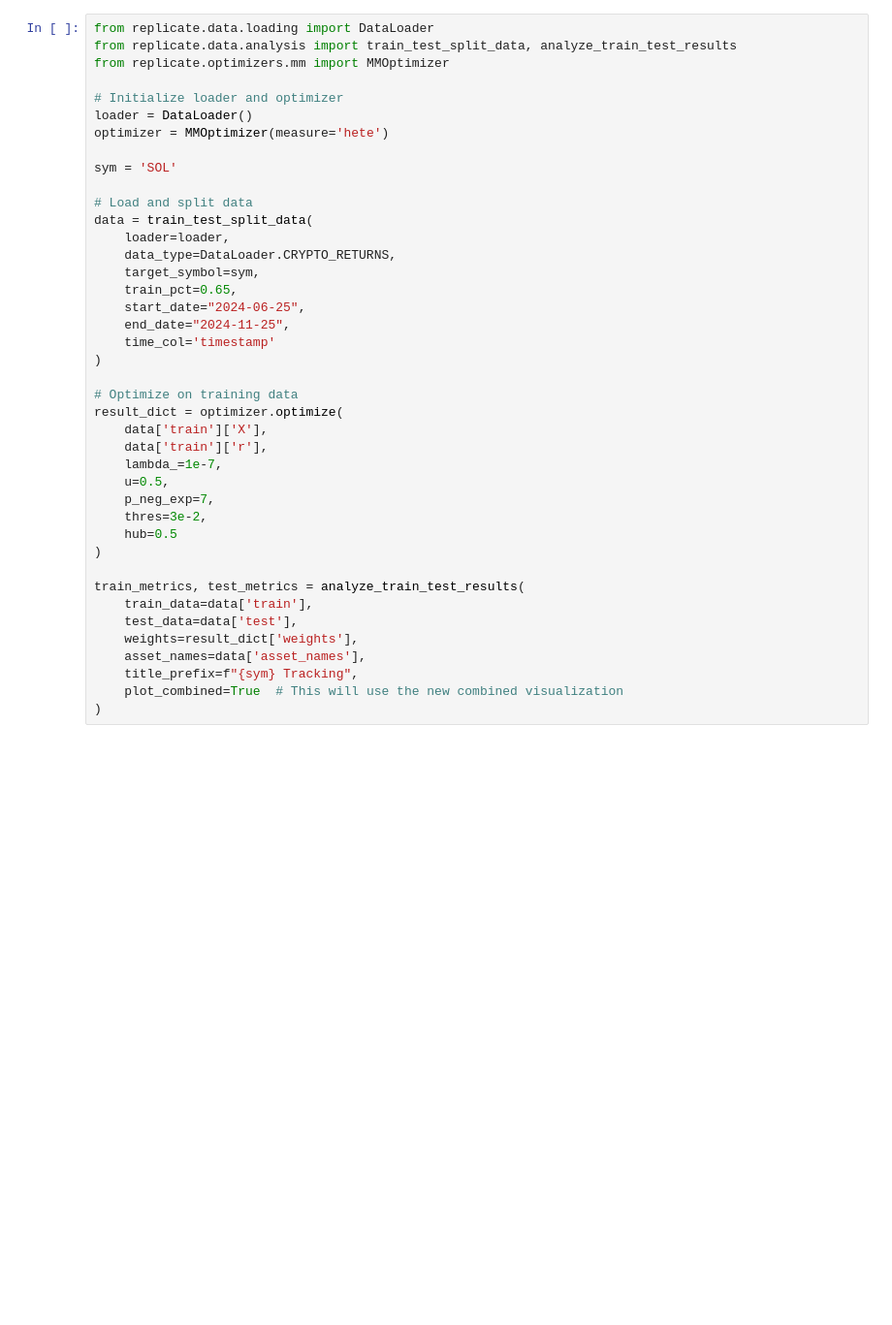
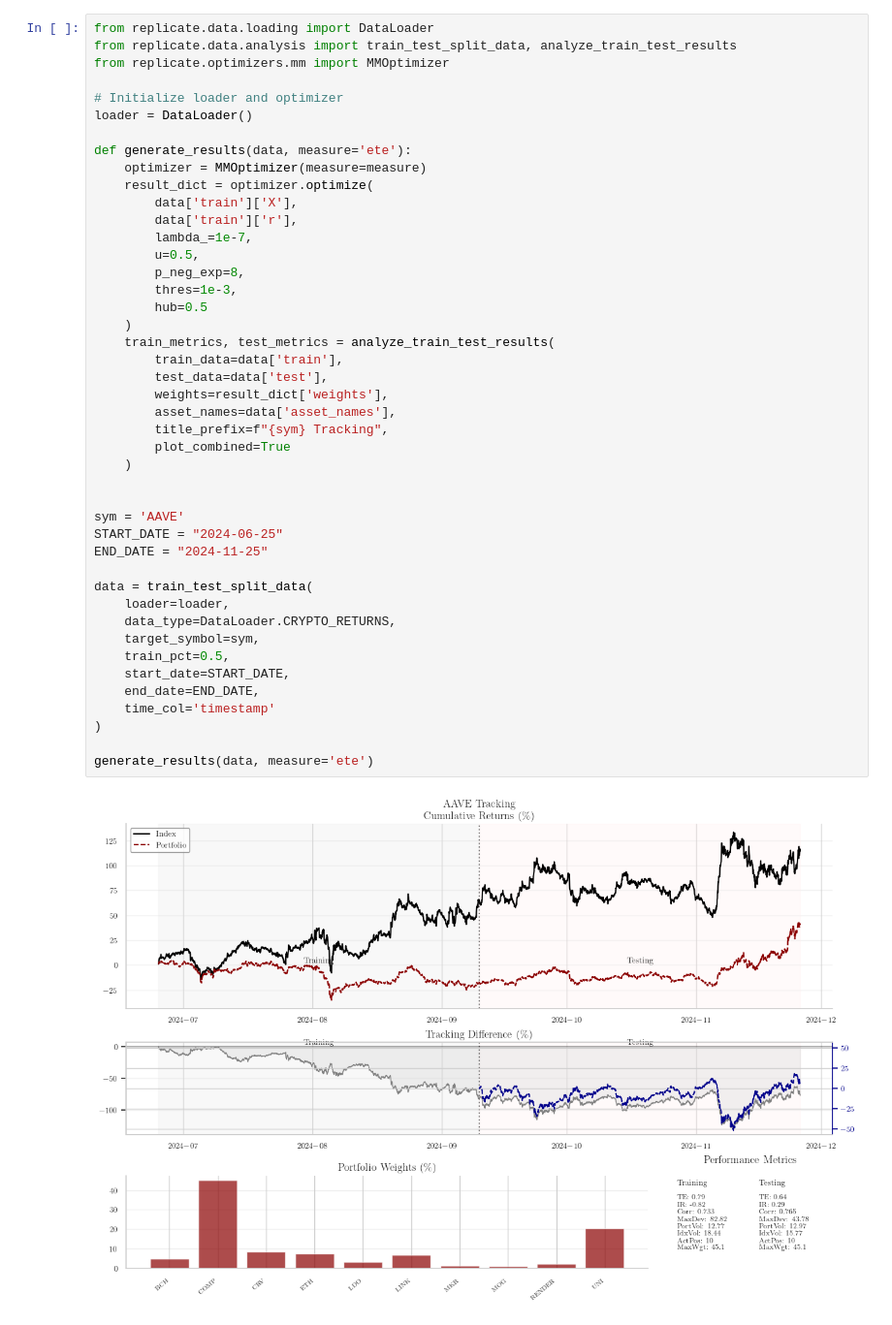
Before and after one commit to raddy/replicate-idx, a Jupyter notebook: replicate/notebooks/crypto_data_demo.ipynb, the cells around one changed output. Shown: that part at 97% size. Saved outputs shown, nothing was run; the diff lists cells and outputs as text; blank space fills up the shorter version.

```diff
--- a/replicate/notebooks/crypto_data_demo.ipynb
+++ b/replicate/notebooks/crypto_data_demo.ipynb
@@ -67,41 +1,46 @@ Here is the full command invocation and its output:
 # %%
 from replicate.data.loading import DataLoader
 from replicate.data.analysis import train_test_split_data, analyze_train_test_results
 from replicate.optimizers.mm import MMOptimizer
 
 # Initialize loader and optimizer
 loader = DataLoader()
-optimizer = MMOptimizer(measure='hete')
 
-sym = 'SOL'
+def generate_results(data, measure='ete'):
+    optimizer = MMOptimizer(measure=measure)
+    result_dict = optimizer.optimize(
+        data['train']['X'],
+        data['train']['r'],
+        lambda_=1e-7,
+        u=0.5,
+        p_neg_exp=8,
+        thres=1e-3,
+        hub=0.5
+    )
+    train_metrics, test_metrics = analyze_train_test_results(
+        train_data=data['train'],
+        test_data=data['test'],
+        weights=result_dict['weights'],
+        asset_names=data['asset_names'],
+        title_prefix=f"{sym} Tracking",
+        plot_combined=True
+    )
 
-# Load and split data
+
+sym = 'AAVE'
+START_DATE = "2024-06-25"
+END_DATE = "2024-11-25"
+
 data = train_test_split_data(
     loader=loader,
     data_type=DataLoader.CRYPTO_RETURNS,
     target_symbol=sym,
-    train_pct=0.65,
-    start_date="2024-06-25",
-    end_date="2024-11-25",
+    train_pct=0.5,
+    start_date=START_DATE,
+    end_date=END_DATE,
     time_col='timestamp'
 )
 
-# Optimize on training data
-result_dict = optimizer.optimize(
-    data['train']['X'],
-    data['train']['r'],
-    lambda_=1e-7,
-    u=0.5,
-    p_neg_exp=7,
-    thres=3e-2,
-    hub=0.5
-)
-
-train_metrics, test_metrics = analyze_train_test_results(
-    train_data=data['train'],
-    test_data=data['test'],
-    weights=result_dict['weights'],
-    asset_names=data['asset_names'],
-    title_prefix=f"{sym} Tracking",
-    plot_combined=True  # This will use the new combined visualization
-)
+generate_results(data, measure='ete')
+# %% [output]
+[figure, added]
```
Also changed, not shown: parts of 5 cells of this notebook, 5 other files.
